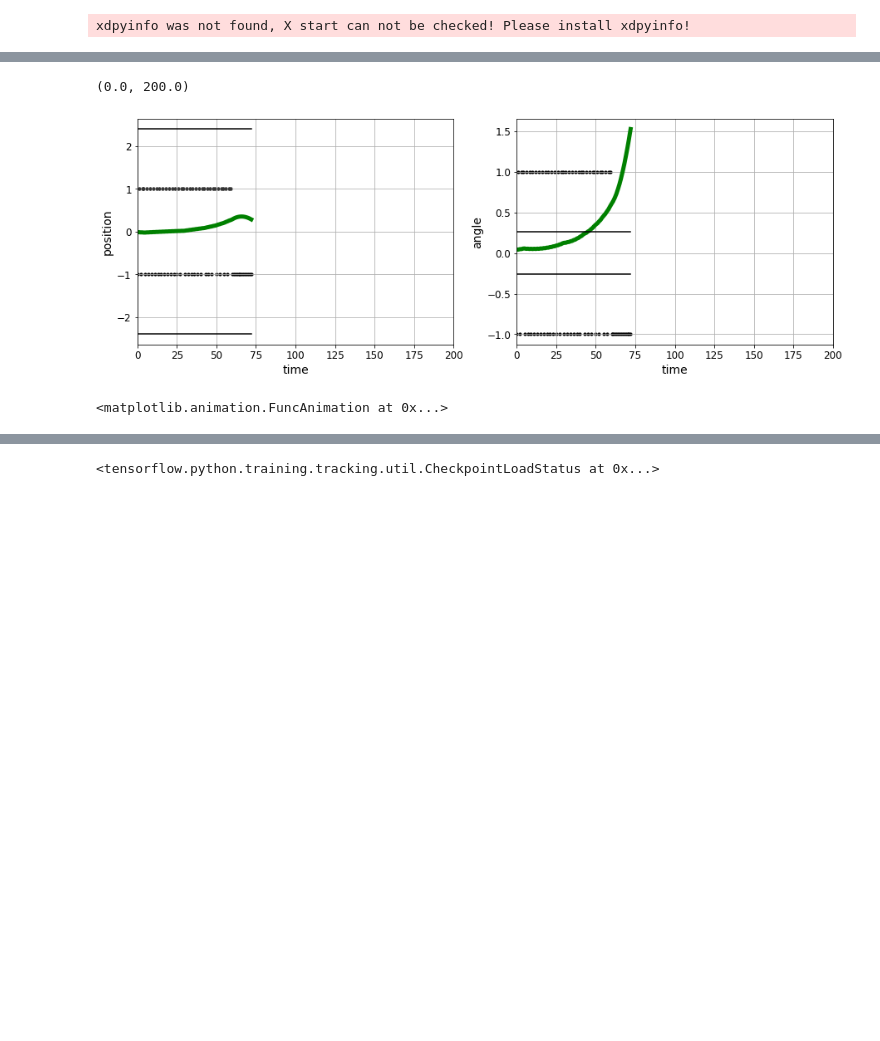
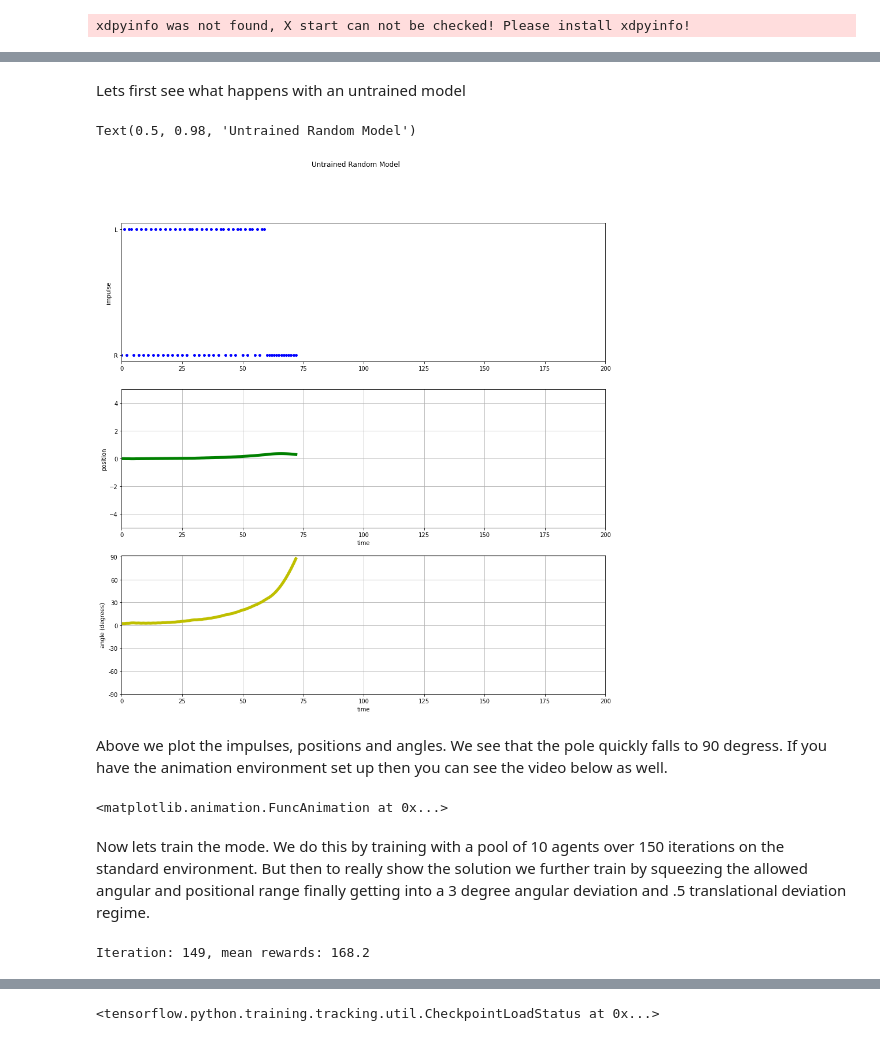
Before and after one commit to borundev/ReinforcementLearning, a Jupyter notebook: RL cartpole.ipynb, the cells around one changed output, grey strips where cells are left out. Drawn from its saved outputs; the diff is of its cells as text; code cells hidden in the pictures; blank space fills up the shorter version.

```diff
--- a/RL cartpole.ipynb
+++ b/RL cartpole.ipynb
@@ -49,6 +53,8 @@ def plot_animation(frames, repeat=False, interval=40):
 # %%
 an=Agent(min_distance=-float('inf'),max_distance=float('inf'),
          min_angle=-np.pi/2,max_angle=np.pi/2,seed=42)
+# %% [markdown]
+Lets first see what happens with an untrained model
 # %%
 np.random.seed(42)
 tf.random.set_seed(42)
@@ -57,27 +63,3 @@ model_untrained = keras.models.Sequential([
     keras.layers.Dense(5, activation="elu", input_shape=[4]),
     keras.layers.Dense(2, activation="softmax"),
 ])
-# %%
-obs,choices,frames=an.play_a_round(model_untrained)
-_,axs=plt.subplots(1,2, figsize=(15,5))
-axs[0].plot(obs[:,0],lw=5,color='g')
-#axs[0].plot(obs[:,1])
-axs[0].plot(np.ones_like(obs[:,1])*2.4, color='k')
-axs[0].plot(-np.ones_like(obs[:,1])*2.4, color='k')
-axs[0].scatter(range(len(obs)),2*choices-1,s=10,color='k')
-axs[0].grid(True)
-axs[0].set_xlabel('time')
-axs[0].set_ylabel('position')
-axs[0].set_xlim(0,200)
-axs[1].plot(obs[:,2],lw=5,color='g')
-#axs[1].plot(obs[:,3])
-axs[1].plot(np.ones_like(obs[:,1])*15./180*np.pi, color='k')
-axs[1].plot(-np.ones_like(obs[:,1])*15./180*np.pi, color='k')
-axs[1].scatter(range(len(obs)),2*choices-1,s=10, color='k')
-axs[1].grid(True)
-axs[1].set_xlabel('time')
-axs[1].set_ylabel('angle')
-axs[1].set_xlim(0,200)
-# %% [output]
-(0.0, 200.0)
-[figure, removed]
@@ -84,5 +69,37 @@ axs[1].set_xlim(0,200)
+# %%
+obs,choices,frames=an.play_a_round(model_untrained)
+_,axs=plt.subplots(3,1, figsize=(15,15))
+axs[0].scatter(range(len(obs)),2*choices-1,s=15,color='b')
+axs[0].set_xlim(0,200)
+axs[0].set_ylabel('impulse')
+axs[0].set_yticks([-1,1])
+axs[0].set_yticklabels(['R','L'])
+
+
+axs[1].plot(obs[:,0],lw=5,color='g')
+axs[1].grid(True)
+axs[1].set_xlabel('time')
+axs[1].set_ylabel('position')
+axs[1].set_xlim(0,200)
+axs[1].set_ylim(-5,5)
+
+axs[2].plot(obs[:,2],lw=5,color='y')
+axs[2].grid(True)
+axs[2].set_xlabel('time')
+axs[2].set_ylabel('angle (degrees)')
+axs[2].set_xlim(0,200)
+axs[2].set_yticks(rad)
+axs[2].set_yticklabels(thetas)
+plt.suptitle('Untrained Random Model')
+# %% [output]
+Text(0.5, 0.98, 'Untrained Random Model')
+[figure, added]
+# %% [markdown]
+Above we plot the impulses, positions and angles. We see that the pole quickly falls to 90 degress. If you have the animation environment set up then you can see the video below as well.
 # %%
 plot_animation(frames)
 # %% [output]
 <matplotlib.animation.FuncAnimation at 0x...>
+# %% [markdown]
+Now lets train the mode. We do this by training with a pool of 10 agents over 150 iterations on the standard environment. But then to really show the solution we further train by squeezing the allowed angular and positional range finally getting into a 3 degree angular deviation and .5 translational deviation regime.
 # %%
@@ -100,6 +115,11 @@ model1 = keras.models.Sequential([
     keras.layers.Dense(5, activation="relu", input_shape=[4]),
     keras.layers.Dense(2, activation="softmax"),
 ])
+# %%
+ap1=AgentPool(n_agents)
+train_model_on_agent(ap1,model1,optimizer,loss_fn,n_iterations)
+# %% [output]
+Iteration: 149, mean rewards: 168.2
 # %%
 
 for a,d in ((10,2),(5,1),(3,.5)):
```
Also changed, not shown: parts of 52 cells of this notebook, 2 other files.
